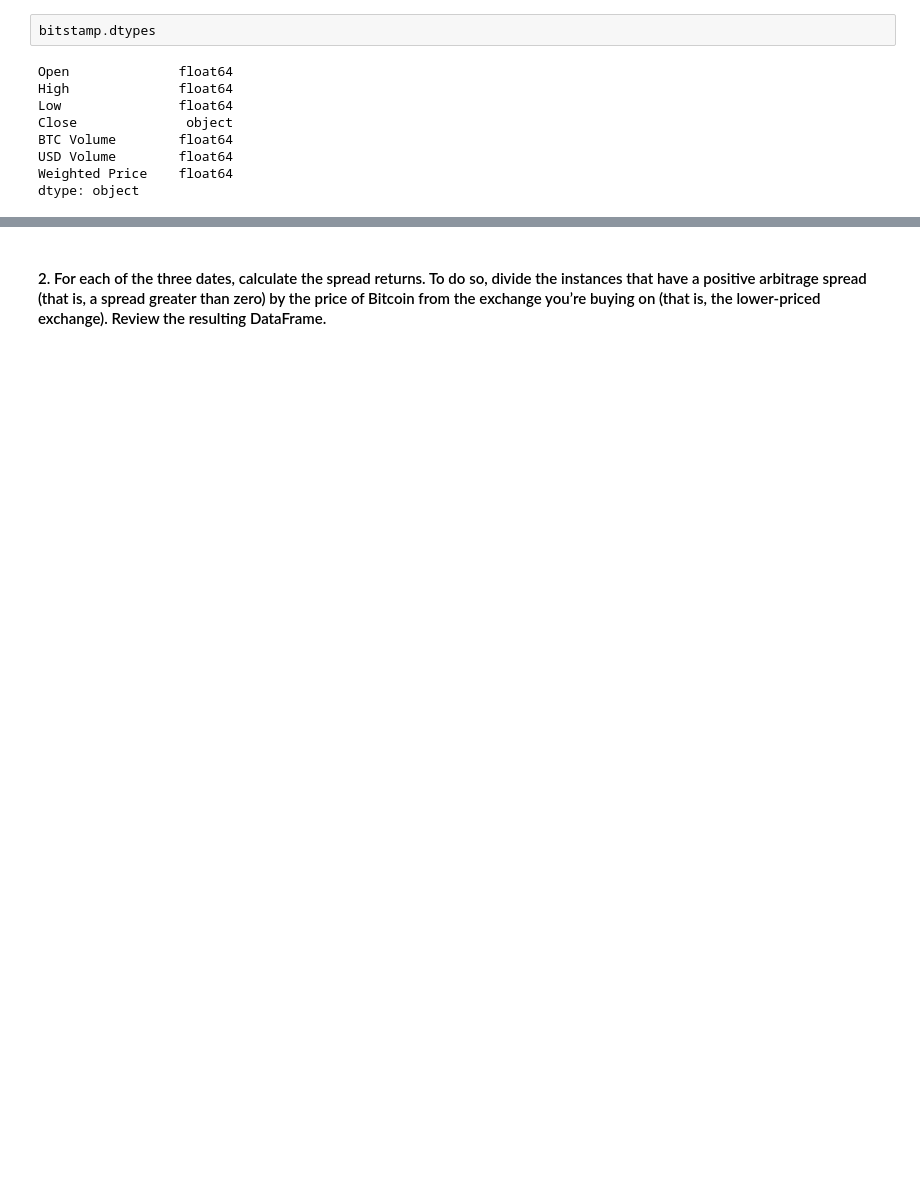
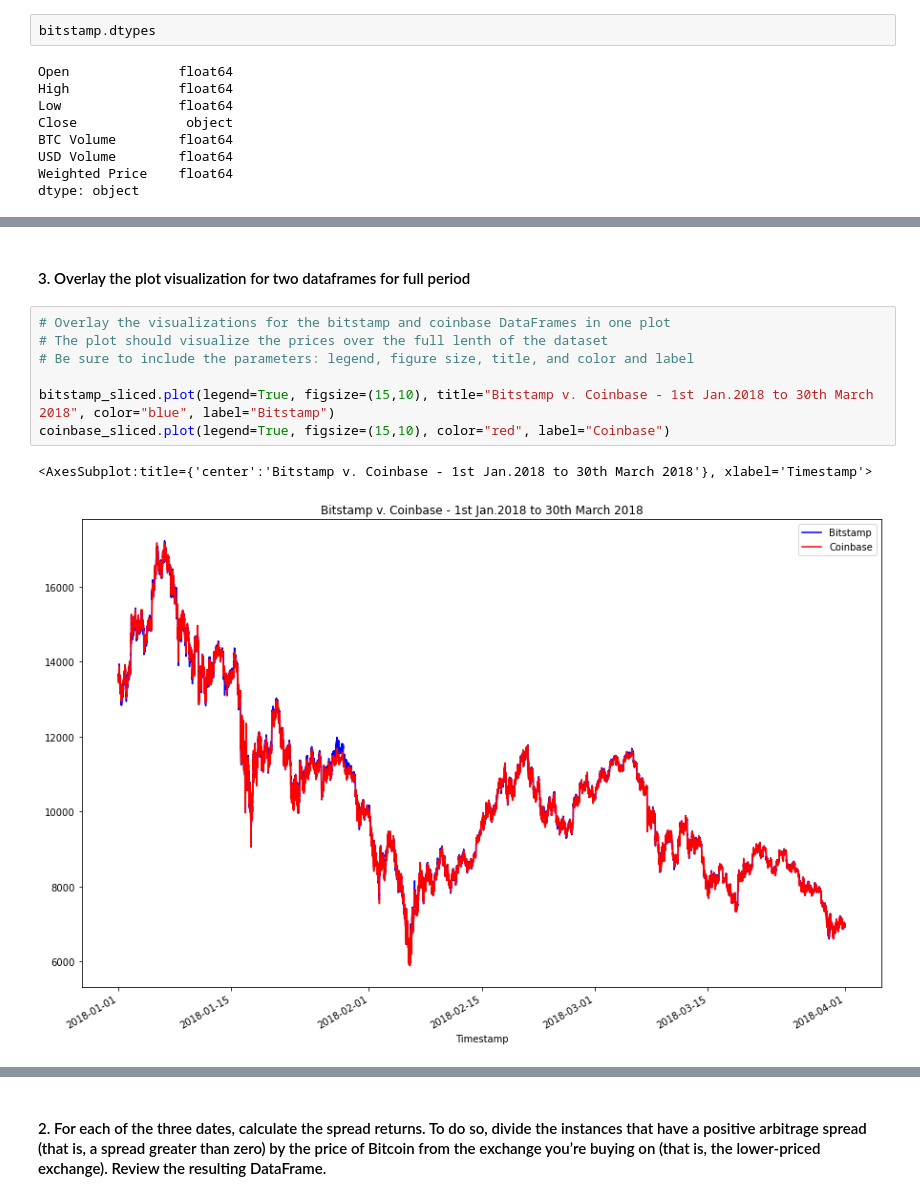
Before and after one commit to shivangiuw/Challenge3_arbitrage, a Jupyter notebook: crypto_arbitrage.ipynb, the cells around one changed output, grey strips where cells are left out. Drawn from its saved outputs; the diff is of its cells as text; blank space fills up the shorter version.

```diff
--- a/crypto_arbitrage.ipynb
+++ b/crypto_arbitrage.ipynb
@@ -349,0 +283,12 @@ arbitrage_spread_early = # YOUR CODE HERE
+# %% [markdown]
+#### 3. Overlay the plot visualization for two dataframes for full period
+# %%
+# Overlay the visualizations for the bitstamp and coinbase DataFrames in one plot
+# The plot should visualize the prices over the full lenth of the dataset
+# Be sure to include the parameters: legend, figure size, title, and color and label
+
+bitstamp_sliced.plot(legend=True, figsize=(15,10), title="Bitstamp v. Coinbase - 1st Jan.2018 to 30th March 2018", color="blue", label="Bitstamp")
+coinbase_sliced.plot(legend=True, figsize=(15,10), color="red", label="Coinbase")
+# %% [output]
+<AxesSubplot:title={'center':'Bitstamp v. Coinbase - 1st Jan.2018 to 30th March 2018'}, xlabel='Timestamp'>
+[figure, added]
```
Also changed, not shown: parts of 127 cells of this notebook.
